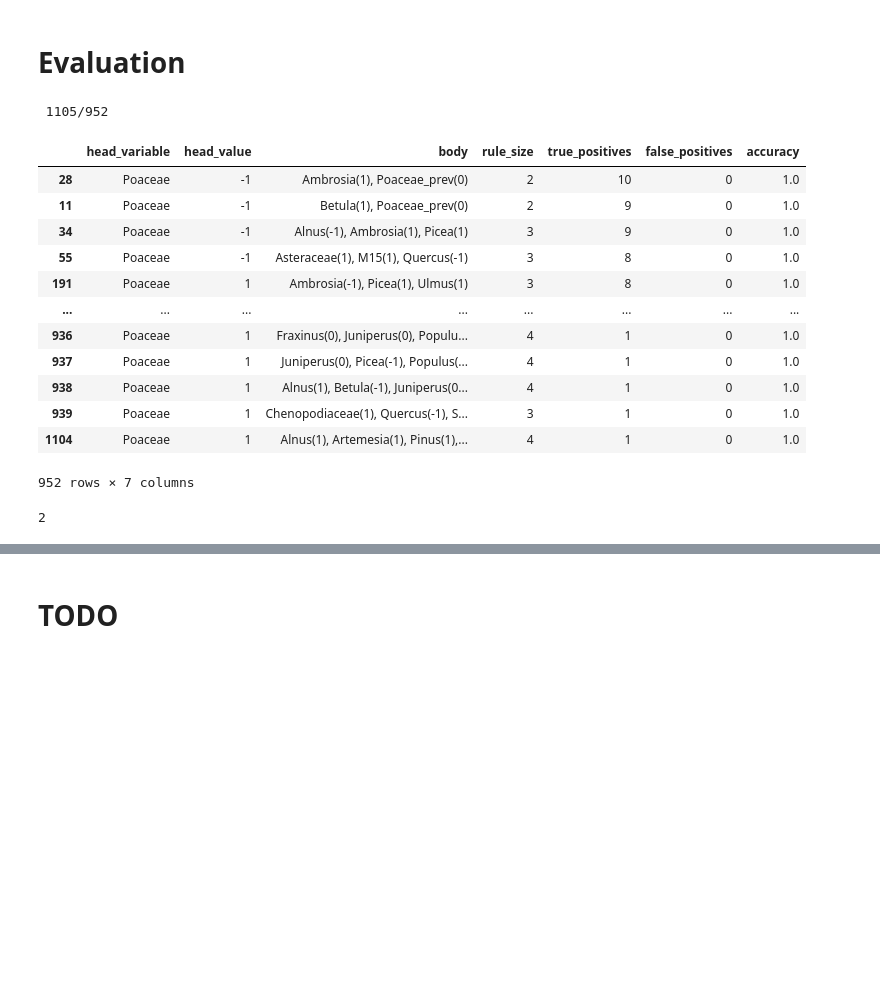
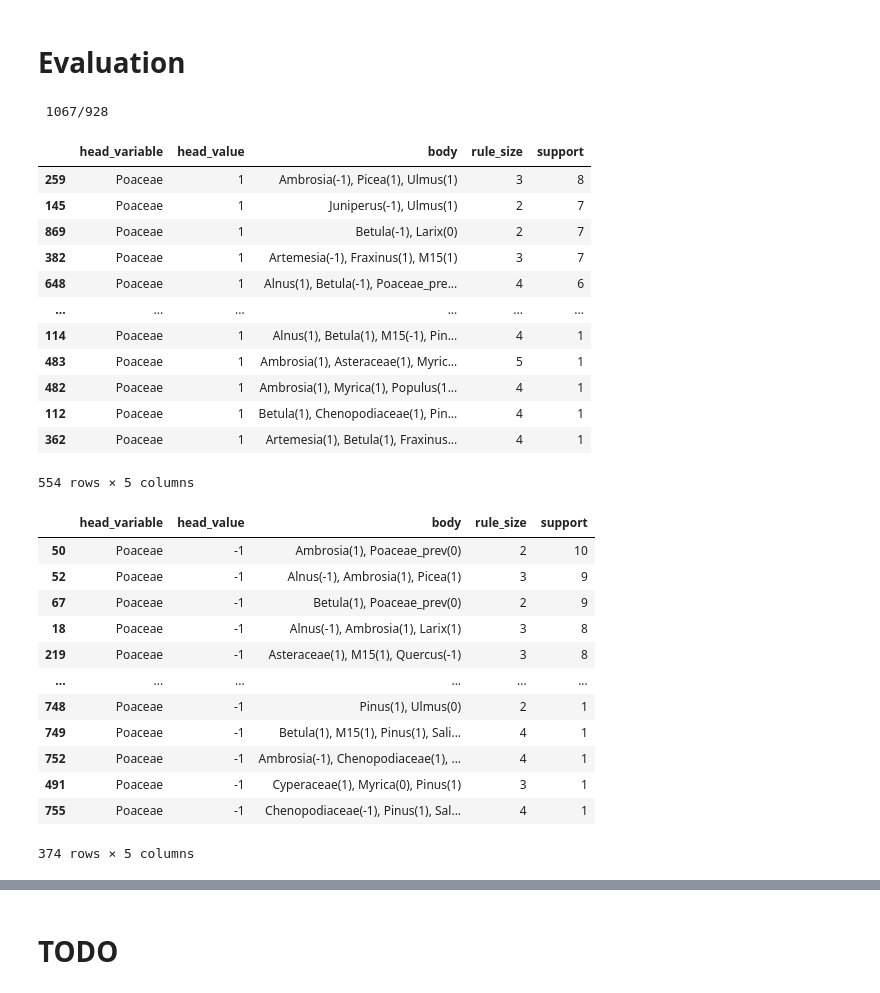
Before and after one commit to Tony-sama/boreal-forest, a Jupyter notebook: 3_lfit.ipynb, the cells around one changed output, grey strips where cells are left out. Saved outputs shown, nothing was run; the diff lists cells and outputs as text; code cells hidden in the pictures; blank space fills up the shorter version.

```diff
--- a/3_lfit.ipynb
+++ b/3_lfit.ipynb
@@ -221,66 +221,64 @@ for dataset, state  in [(TRAINING_DATASET, "train"), (TEST_DATASET, "test")]:
     cols = [c for c in df.columns if c not in list(df.select_dtypes(exclude=["number"]).columns)]
     df[cols] = df[cols].astype('Int64')
     df[cols] = df[cols].astype('string')
     if not USE_NAN:
         df = df.dropna()
     else:
         df = df.fillna("?")
 
     for idx, row in df_output.iterrows():
         tp, fp, acc, utp, ufp, uacc = score_rule(row["raw_rule"], df)
         true_pos += [tp]
         false_pos += [fp]
         accuracy += [acc]
         unknown_true_pos += [utp]
         unknown_false_pos += [ufp]
         unknown_accuracy += [uacc]
         print("\r",str(idx+1)+"/"+str(len(df_output)),end="")
 
-    df_output["true_positives"] = true_pos
-    df_output["false_positives"] = false_pos
-    df_output["accuracy"] = accuracy
+    df_output["support"] = true_pos
+    #df_output["false_positives"] = false_pos
+    #df_output["accuracy"] = accuracy
     #df_output["unknown_true_positives"] = unknown_true_pos
     #df_output["unknown_false_positives"] = unknown_false_pos
     #df_output["unknown_accuracy"] = unknown_accuracy
     print()
 
 
-df_output = df_output.sort_values(["accuracy","true_positives"],ascending=False)
+df_output = df_output.sort_values(["support"],ascending=False)
 df_output.drop(["raw_rule"], axis=1,inplace=True)
 
 df_output = df_output.drop_duplicates()
 df_output.to_csv(OUTPUT_CSV,index=False)
 
-display(df_output)
+display(df_output[df_output["head_value"] == "1"])
+
+display(df_output[df_output["head_value"] == "-1"])
 # %% [output]
- 1105/952
+ 1067/928
-|  | head_variable | head_value | body | rule_size | true_positives | false_positives | accuracy |
-| 28 | Poaceae | -1 | Ambrosia(1), Poaceae_prev(0) | 2 | 10 | 0 | 1.0 |
-| 11 | Poaceae | -1 | Betula(1), Poaceae_prev(0) | 2 | 9 | 0 | 1.0 |
-| 34 | Poaceae | -1 | Alnus(-1), Ambrosia(1), Picea(1) | 3 | 9 | 0 | 1.0 |
-| 55 | Poaceae | -1 | Asteraceae(1), M15(1), Quercus(-1) | 3 | 8 | 0 | 1.0 |
-| 191 | Poaceae | 1 | Ambrosia(-1), Picea(1), Ulmus(1) | 3 | 8 | 0 | 1.0 |
-| ... | ... | ... | ... | ... | ... | ... | ... |
-| 936 | Poaceae | 1 | Fraxinus(0), Juniperus(0), Populu... | 4 | 1 | 0 | 1.0 |
-| 937 | Poaceae | 1 | Juniperus(0), Picea(-1), Populus(... | 4 | 1 | 0 | 1.0 |
-| 938 | Poaceae | 1 | Alnus(1), Betula(-1), Juniperus(0... | 4 | 1 | 0 | 1.0 |
-| 939 | Poaceae | 1 | Chenopodiaceae(1), Quercus(-1), S... | 3 | 1 | 0 | 1.0 |
-| 1104 | Poaceae | 1 | Alnus(1), Artemesia(1), Pinus(1),... | 4 | 1 | 0 | 1.0 |
+|  | head_variable | head_value | body | rule_size | support |
+| 259 | Poaceae | 1 | Ambrosia(-1), Picea(1), Ulmus(1) | 3 | 8 |
+| 145 | Poaceae | 1 | Juniperus(-1), Ulmus(1) | 2 | 7 |
+| 869 | Poaceae | 1 | Betula(-1), Larix(0) | 2 | 7 |
+| 382 | Poaceae | 1 | Artemesia(-1), Fraxinus(1), M15(1) | 3 | 7 |
+| 648 | Poaceae | 1 | Alnus(1), Betula(-1), Poaceae_pre... | 4 | 6 |
+| ... | ... | ... | ... | ... | ... |
+| 114 | Poaceae | 1 | Alnus(1), Betula(1), M15(-1), Pin... | 4 | 1 |
+| 483 | Poaceae | 1 | Ambrosia(1), Asteraceae(1), Myric... | 5 | 1 |
+| 482 | Poaceae | 1 | Ambrosia(1), Myrica(1), Populus(1... | 4 | 1 |
+| 112 | Poaceae | 1 | Betula(1), Chenopodiaceae(1), Pin... | 4 | 1 |
+| 362 | Poaceae | 1 | Artemesia(1), Betula(1), Fraxinus... | 4 | 1 |
-952 rows × 7 columns
+554 rows × 5 columns
+|  | head_variable | head_value | body | rule_size | support |
+| 50 | Poaceae | -1 | Ambrosia(1), Poaceae_prev(0) | 2 | 10 |
+| 52 | Poaceae | -1 | Alnus(-1), Ambrosia(1), Picea(1) | 3 | 9 |
+| 67 | Poaceae | -1 | Betula(1), Poaceae_prev(0) | 2 | 9 |
+| 18 | Poaceae | -1 | Alnus(-1), Ambrosia(1), Larix(1) | 3 | 8 |
+| 219 | Poaceae | -1 | Asteraceae(1), M15(1), Quercus(-1) | 3 | 8 |
+| ... | ... | ... | ... | ... | ... |
+| 748 | Poaceae | -1 | Pinus(1), Ulmus(0) | 2 | 1 |
+| 749 | Poaceae | -1 | Betula(1), M15(1), Pinus(1), Sali... | 4 | 1 |
+| 752 | Poaceae | -1 | Ambrosia(-1), Chenopodiaceae(1), ... | 4 | 1 |
+| 491 | Poaceae | -1 | Cyperaceae(1), Myrica(0), Pinus(1) | 3 | 1 |
+| 755 | Poaceae | -1 | Chenopodiaceae(-1), Pinus(1), Sal... | 4 | 1 |
+374 rows × 5 columns
-# %%
-TOP_K_RULES = 10
-MIN_SUPPORT = 1
-
-VEN_TOP_K_RULES = 200
-
-TARGETS = ["O15"]
-
-import pandas as pd
-import numpy
-from upsetplot import UpSet
-import matplotlib.pyplot as plt
-
-LEVELS = df_output["head_value"].nunique()
-LEVELS
-# %% [output]
-2
```
Also changed, not shown: parts of 7 cells of this notebook, 3 other files.
